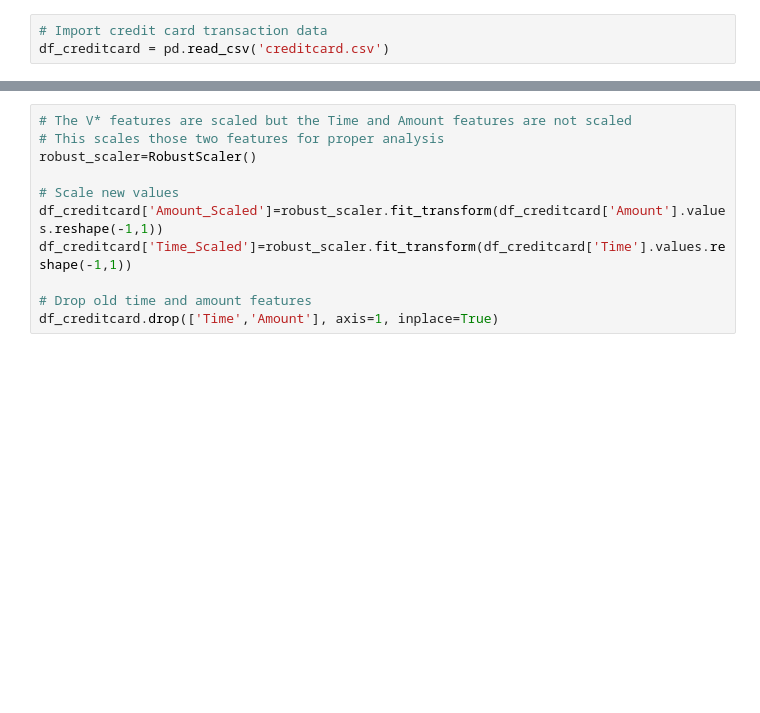
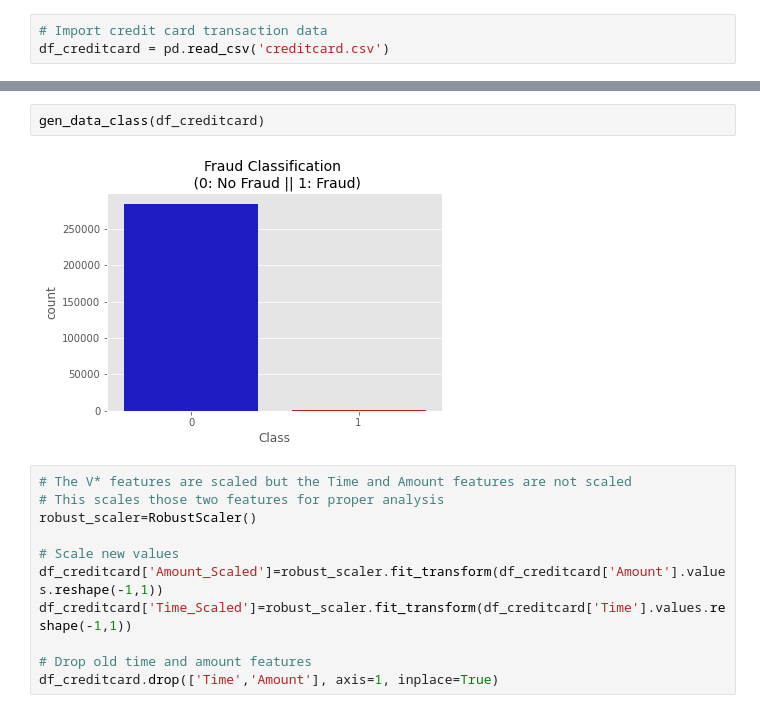
Before and after one commit to adf0221/data_final_project, a Jupyter notebook: final_project.ipynb, the cells around one changed output, grey strips where cells are left out. Saved outputs shown, nothing was run; the diff lists cells and outputs as text; blank space fills up the shorter version.

Commit message:
Added data classification plot

```diff
--- a/final_project.ipynb
+++ b/final_project.ipynb
@@ -65,3 +66,7 @@ gen_amount_time_plot(df_creditcard)
+# %%
+gen_data_class(df_creditcard)
+# %% [output]
+[figure, added]
 # %%
 # The V* features are scaled but the Time and Amount features are not scaled
 # This scales those two features for proper analysis
```
Also changed, not shown: parts of 6 cells of this notebook, 7 other files.
